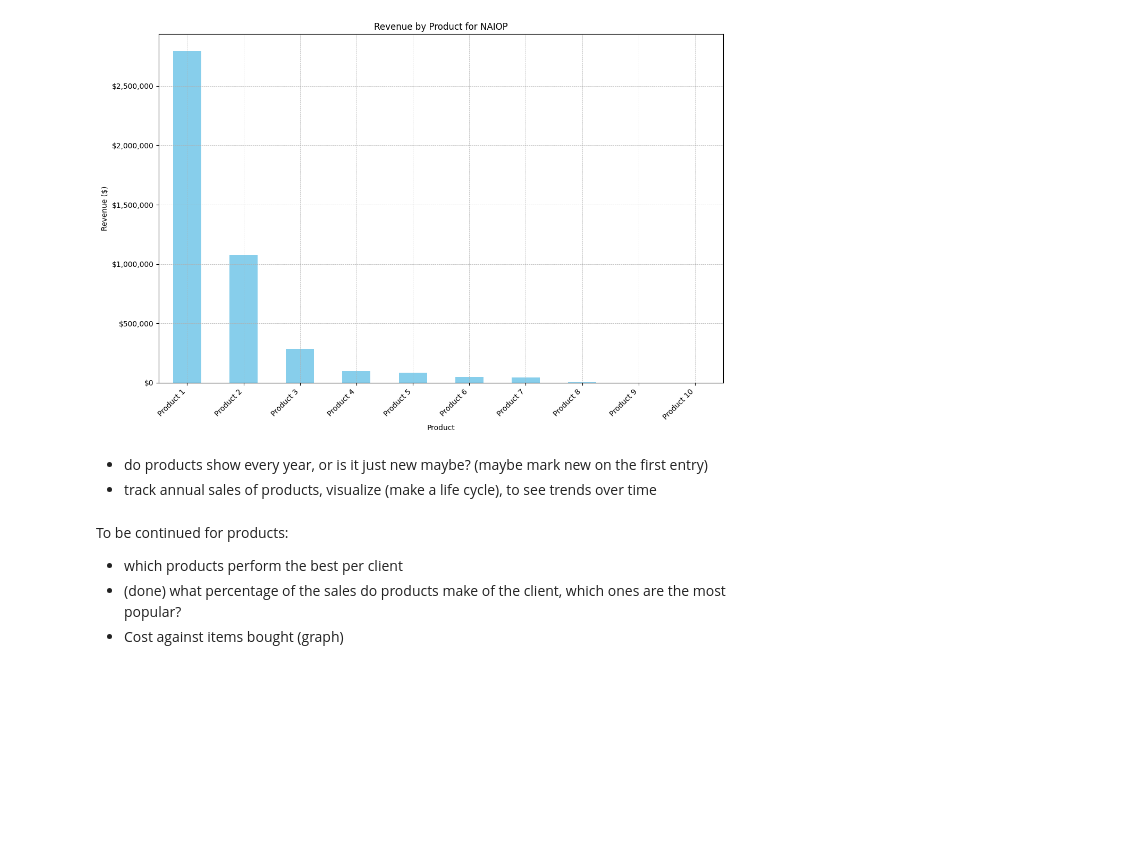
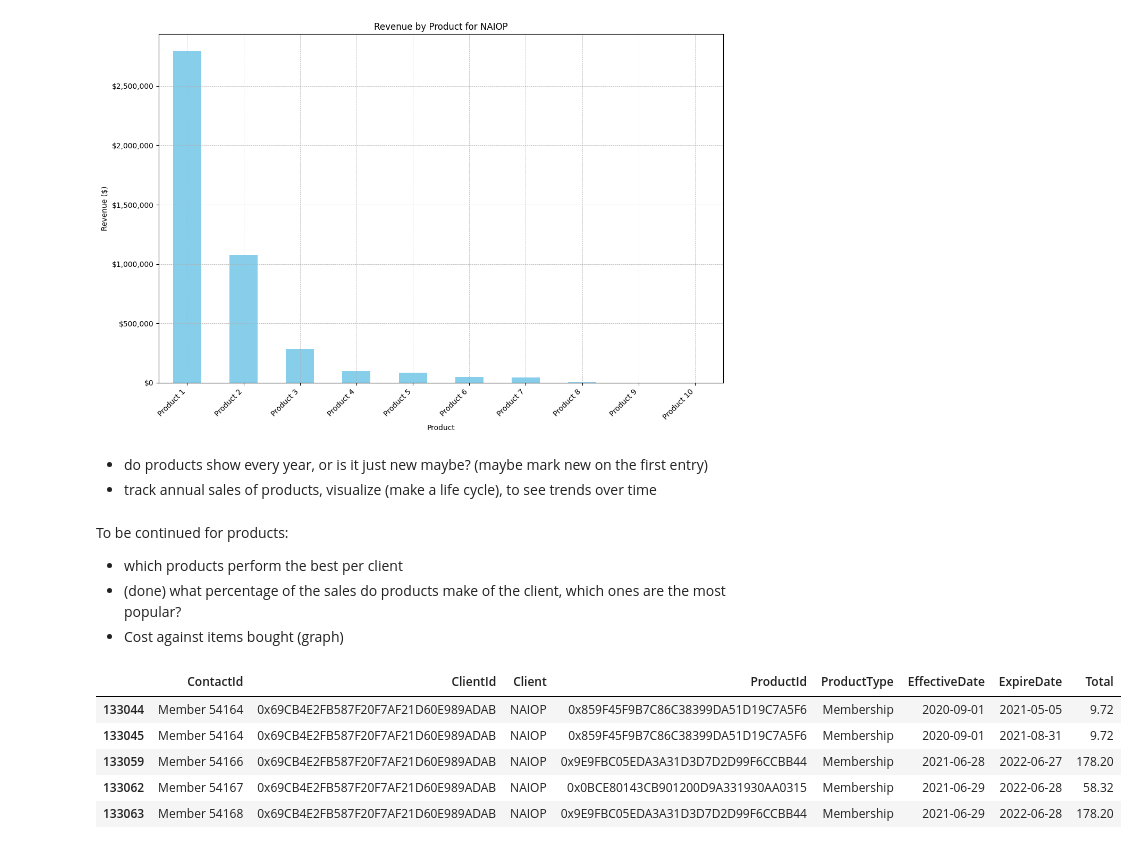
Before and after one commit to aKssup/data-consulting, a Jupyter notebook: mem_data_analysis.ipynb, the cells around one changed output. Saved outputs shown, nothing was run; the diff lists cells and outputs as text; code cells hidden in the pictures; blank space fills up the shorter version.

```diff
--- a/mem_data_analysis.ipynb
+++ b/mem_data_analysis.ipynb
@@ -843,3 +843,24 @@ To be continued for products:
 - which products perform the best per client
 - (done) what percentage of the sales do products make of the client, which ones are the most popular?
 - Cost against items bought (graph)
+# %%
+import pandas as pd
+import numpy as np
+from sklearn.linear_model import LinearRegression
+import matplotlib.pyplot as plt
+from matplotlib.dates import date2num
+from datetime import datetime
+
+# Filter the data for NAIOP and for the desired date range
+df_naiop = df_mem[(df_mem['Client'] == 'NAIOP') &
+                  (df_mem['EffectiveDate'].dt.year >= 2018) &
+                  (df_mem['EffectiveDate'] < datetime(2021, 7, 1))]
+
+df_naiop.head()
+# %% [output]
+|  | ContactId | ClientId | Client | ProductId | ProductType | EffectiveDate | ExpireDate | Total |
+| 133044 | Member 54164 | 0x69CB4E2FB587F20F7AF21D60E989ADAB | NAIOP | 0x859F45F9B7C86C38399DA51D19C7A5F6 | Membership | 2020-09-01 | 2021-05-05 | 9.72 |
+| 133045 | Member 54164 | 0x69CB4E2FB587F20F7AF21D60E989ADAB | NAIOP | 0x859F45F9B7C86C38399DA51D19C7A5F6 | Membership | 2020-09-01 | 2021-08-31 | 9.72 |
+| 133059 | Member 54166 | 0x69CB4E2FB587F20F7AF21D60E989ADAB | NAIOP | 0x9E9FBC05EDA3A31D3D7D2D99F6CCBB44 | Membership | 2021-06-28 | 2022-06-27 | 178.20 |
+| 133062 | Member 54167 | 0x69CB4E2FB587F20F7AF21D60E989ADAB | NAIOP | 0x0BCE80143CB901200D9A331930AA0315 | Membership | 2021-06-29 | 2022-06-28 | 58.32 |
+| 133063 | Member 54168 | 0x69CB4E2FB587F20F7AF21D60E989ADAB | NAIOP | 0x9E9FBC05EDA3A31D3D7D2D99F6CCBB44 | Membership | 2021-06-29 | 2022-06-28 | 178.20 |
```
Also changed, not shown: parts of 2 cells of this notebook, 1 other file.
